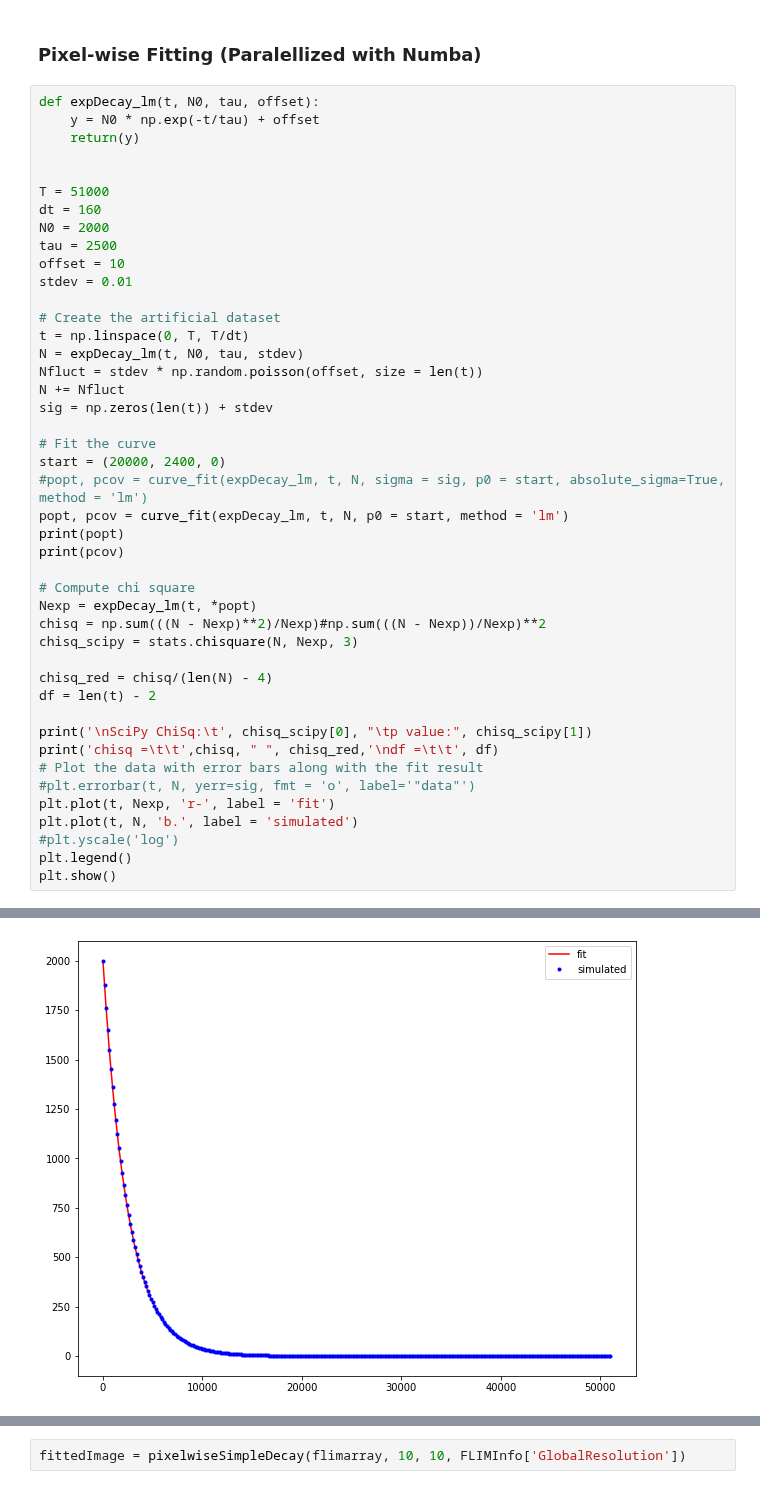
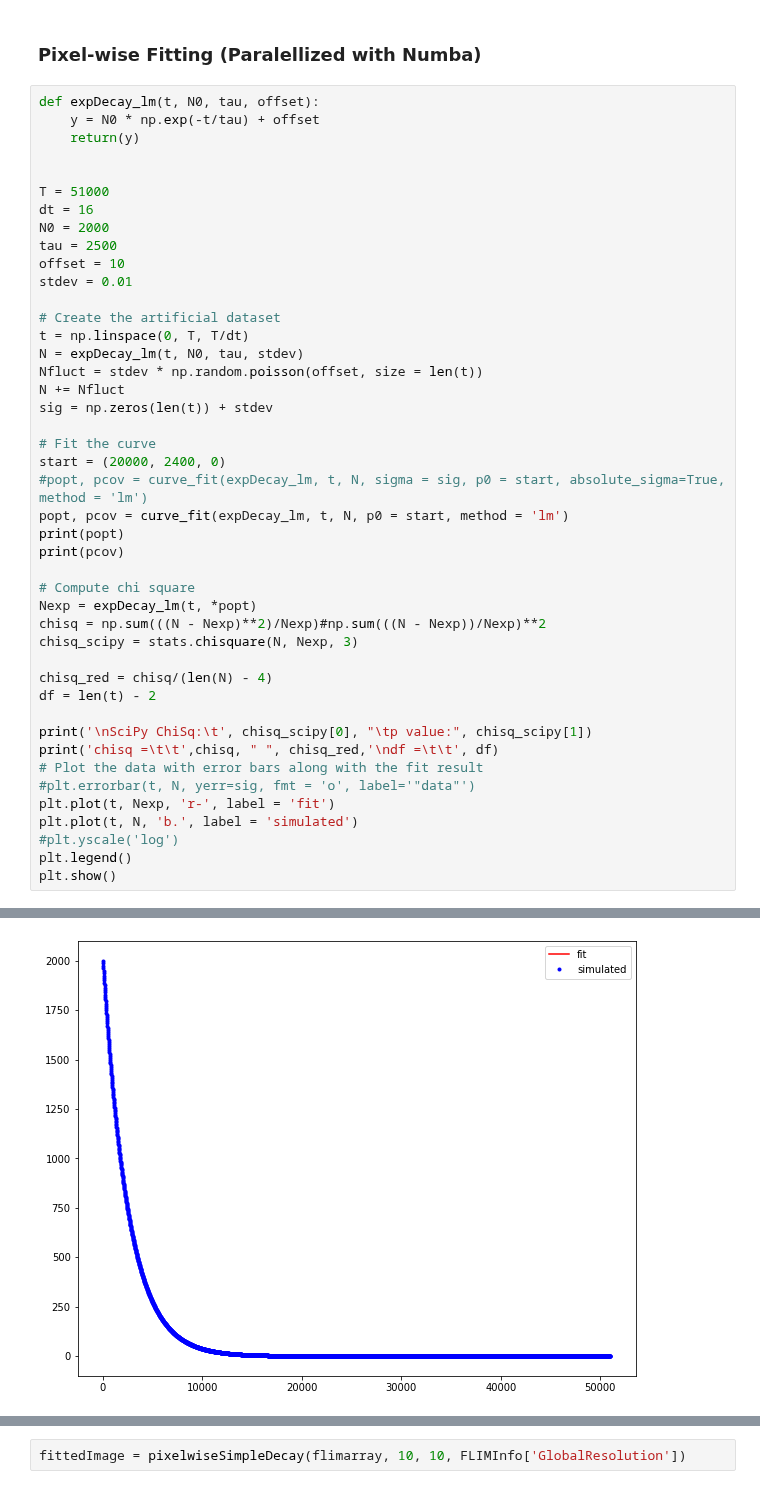
Before and after one commit to Tomkaehst/PhasorFLIM, a Jupyter notebook: PicoQuant PTU Decoding and Fitting.ipynb, the cells around one changed output, grey strips where cells are left out. Saved outputs shown, nothing was run; the diff lists cells and outputs as text.

```diff
--- a/PicoQuant PTU Decoding and Fitting.ipynb
+++ b/PicoQuant PTU Decoding and Fitting.ipynb
@@ -598,7 +600,7 @@ def expDecay_lm(t, N0, tau, offset):
 
 
 T = 51000
-dt = 160
+dt = 16
 N0 = 2000
 tau = 2500
 offset = 10
@@ -647,4 +649,4 @@ df =             316
-[figure, old version]
+[figure, new version]
 # %%
 from numba import prange, njit # njit is short-hand for @jit(nopython=True)
 
```
Also changed, not shown: parts of 10 cells of this notebook.
